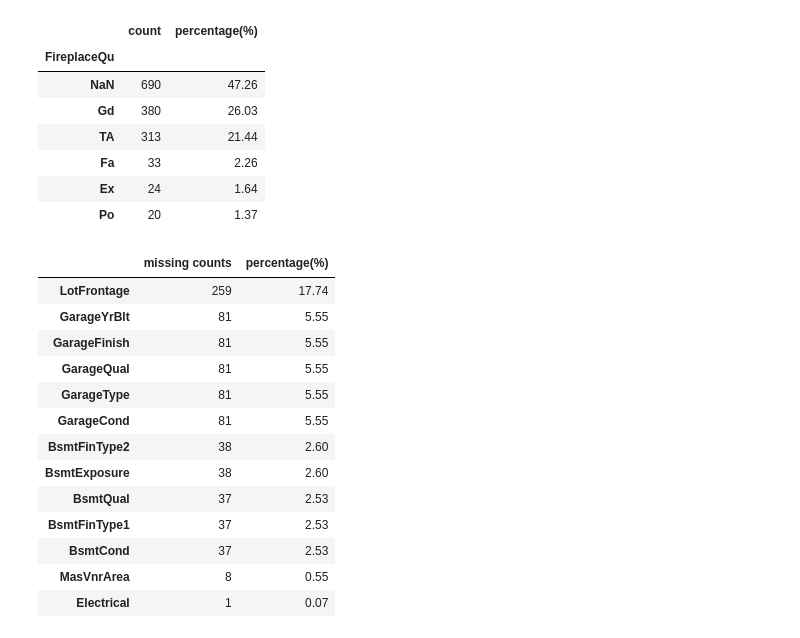
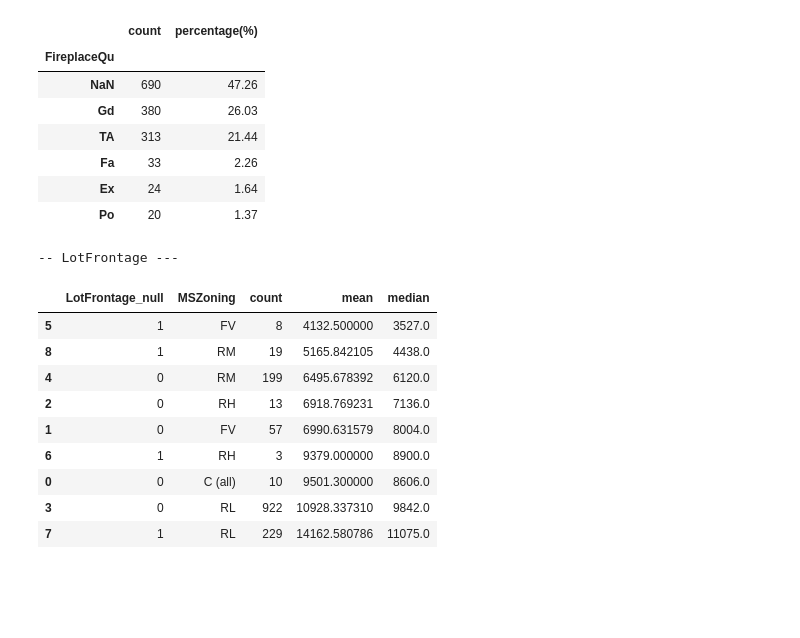
Before and after one commit to Albe036/ML-house-prices, a Jupyter notebook: notebooks/eda_001.ipynb, the cells around one changed output. Cells and saved outputs as stored; diff of their text form; code cells hidden in the pictures; blank space fills up the shorter version.

Commit message:
analisis de lotFrontage

```diff
--- a/notebooks/eda_001.ipynb
+++ b/notebooks/eda_001.ipynb
@@ -284,18 +284,18 @@ df_train.loc[condition_fireplacequ, 'FireplaceQu'] = df_train['FireplaceQu'].fil
 # %%
 #LotFrontage: Metros lineales de la calle conectada a la propiedad.
 print(f"-- LotFrontage ---")
+df_train['LotFrontage_null'] = np.where(df_train['LotFrontage'].isnull(), 1, 0)
+df_train['LotFrontage_null'].value_counts()
+df_train.groupby(['LotFrontage_null', 'MSZoning'])['LotArea'].agg(['count', 'mean', 'median']).reset_index().sort_values(ascending=True, by='mean')
 # %% [output]
+-- LotFrontage ---
-|  | missing counts | percentage(%) |
-| LotFrontage | 259 | 17.74 |
-| GarageYrBlt | 81 | 5.55 |
-| GarageFinish | 81 | 5.55 |
-| GarageQual | 81 | 5.55 |
-| GarageType | 81 | 5.55 |
-| GarageCond | 81 | 5.55 |
-| BsmtFinType2 | 38 | 2.60 |
-| BsmtExposure | 38 | 2.60 |
-| BsmtQual | 37 | 2.53 |
-| BsmtFinType1 | 37 | 2.53 |
-| BsmtCond | 37 | 2.53 |
-| MasVnrArea | 8 | 0.55 |
-| Electrical | 1 | 0.07 |
+|  | LotFrontage_null | MSZoning | count | mean | median |
+| 5 | 1 | FV | 8 | 4132.500000 | 3527.0 |
+| 8 | 1 | RM | 19 | 5165.842105 | 4438.0 |
+| 4 | 0 | RM | 199 | 6495.678392 | 6120.0 |
+| 2 | 0 | RH | 13 | 6918.769231 | 7136.0 |
+| 1 | 0 | FV | 57 | 6990.631579 | 8004.0 |
+| 6 | 1 | RH | 3 | 9379.000000 | 8900.0 |
+| 0 | 0 | C (all) | 10 | 9501.300000 | 8606.0 |
+| 3 | 0 | RL | 922 | 10928.337310 | 9842.0 |
+| 7 | 1 | RL | 229 | 14162.580786 | 11075.0 |
```
